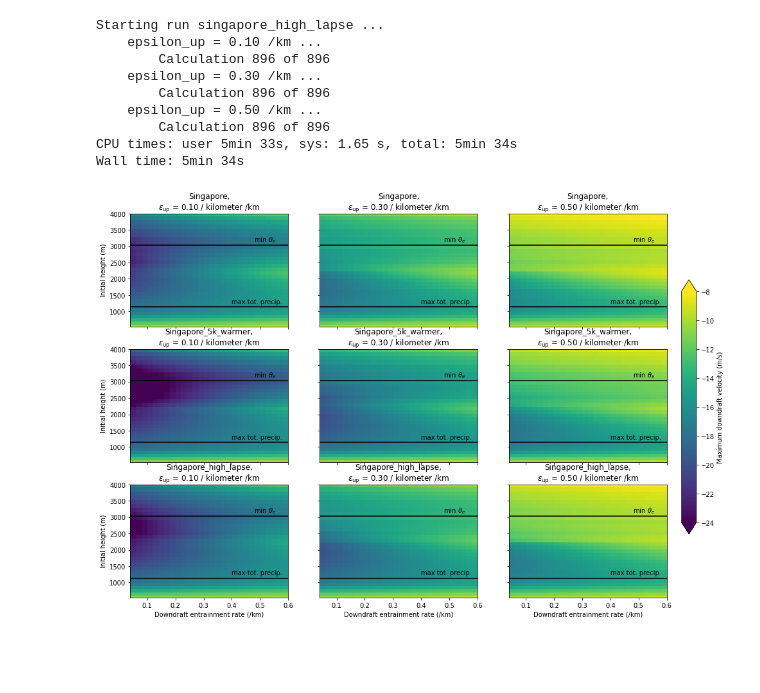
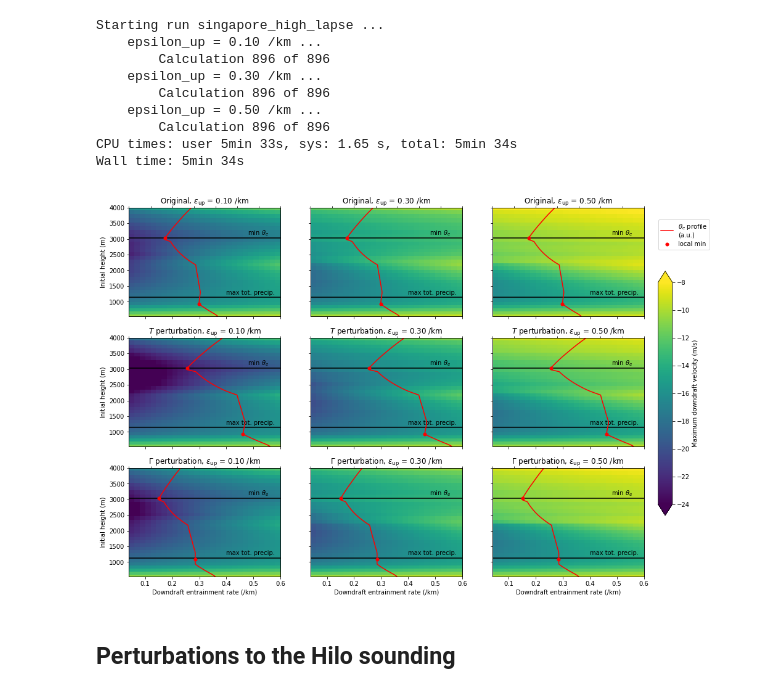
Before and after one commit to tschanzer/convection-scheme, a Jupyter notebook: notebooks/generalising_coupling_results.ipynb, the cells around one changed output. Saved outputs shown, nothing was run; the diff lists cells and outputs as text; code cells hidden in the pictures; blank space fills up the shorter version.

```diff
--- a/notebooks/generalising_coupling_results.ipynb
+++ b/notebooks/generalising_coupling_results.ipynb
@@ -411,38 +463,60 @@ fig, axes = plt.subplots(3, 3, figsize=(16, 11))
 for i, name in enumerate(
         ['singapore', 'singapore_5K_warmer', 'singapore_high_lapse']):
     db = shelve.open('generalising_coupling_data/' + name)
+    sounding = {'singapore': singapore,
+                'singapore_5K_warmer': singapore_warmer,
+                'singapore_high_lapse': singapore_high_lapse}[name]
+    theta_e = equivalent_potential_temperature(
+        sounding.pressure, sounding.temperature, sounding.specific_humidity)
+    i_relmin_theta_e = argrelmin(theta_e, order=4)
     for j, eps in enumerate(epsilon_up):
         mesh = axes[i,j].pcolormesh(
             epsilon_down, db['z_init_down'], db['w_max'][j], shading='nearest')
         mesh.set_clim(-24, -8)
 
         axes[i,j].axhline(db['z_max_evap'][j].m, color='k')
         axes[i,j].text(0.4, db['z_max_evap'][j].m + 100, 'max tot. precip.')
         axes[i,j].axhline(db['z_min_theta_e'].m, color='k',
                           label='min $\\theta_e$')
         axes[i,j].text(0.48, db['z_min_theta_e'].m + 100,
                        'min $\\theta_e$', color='k')
 
-        title = (name.capitalize()
-                 + ',\n$\\epsilon_\\mathrm{{up}}$ = {:.2f} /km'.format(eps))
+        ax = axes[i,j].twiny()
+        ax.plot(theta_e, sounding.height,
+                label='$\\theta_e$ profile\n(a.u.)', color='r')
+        ax.plot(theta_e[i_relmin_theta_e], sounding.height[i_relmin_theta_e],
+                'r.', markersize=10, label='local min')
+        ax.set_xlim(310, 380)
+        ax.set_xlabel('')
+        ax.set_xticklabels([])
+
+        title = ({'singapore': 'Original',
+                  'singapore_5K_warmer': '$T$ perturbation',
+                  'singapore_high_lapse': '$\\Gamma$ perturbation'}[name]
+                 + ', $\\epsilon_\\mathrm{{up}}$ = {:.2f} /km'.format(eps.m))
         axes[i,j].set(xlabel='Downdraft entrainment rate (/km)',
                       ylabel='Initial height (m)',
                       title=title)
         axes[i,j].set_ylim(540, 4000)
     db.close()
+
+handles, labels = ax.get_legend_handles_labels()
+fig.legend(handles, labels, loc=(0.89, 0.85))
 
 for ax in axes[:,1:].ravel():
     ax.set_ylabel('')
     ax.set_yticklabels([])
 for ax in axes[:-1,:].ravel():
     ax.set_xlabel('')
     ax.set_xticklabels([])
 
 fig.subplots_adjust(right=0.85)
 cbar_ax = fig.add_axes([0.87, 0.25, 0.02, 0.5])
 cbar = fig.colorbar(mesh, cax=cbar_ax, extend='both')
 cbar.set_label('Maximum downdraft velocity (m/s)')
 
 # fig.tight_layout()
 # %% [output]
-[figure, old version]
+[figure, new version]
+# %% [markdown]
+## Perturbations to the Hilo sounding
```
Also changed, not shown: parts of 31 cells of this notebook, 4 other files.
